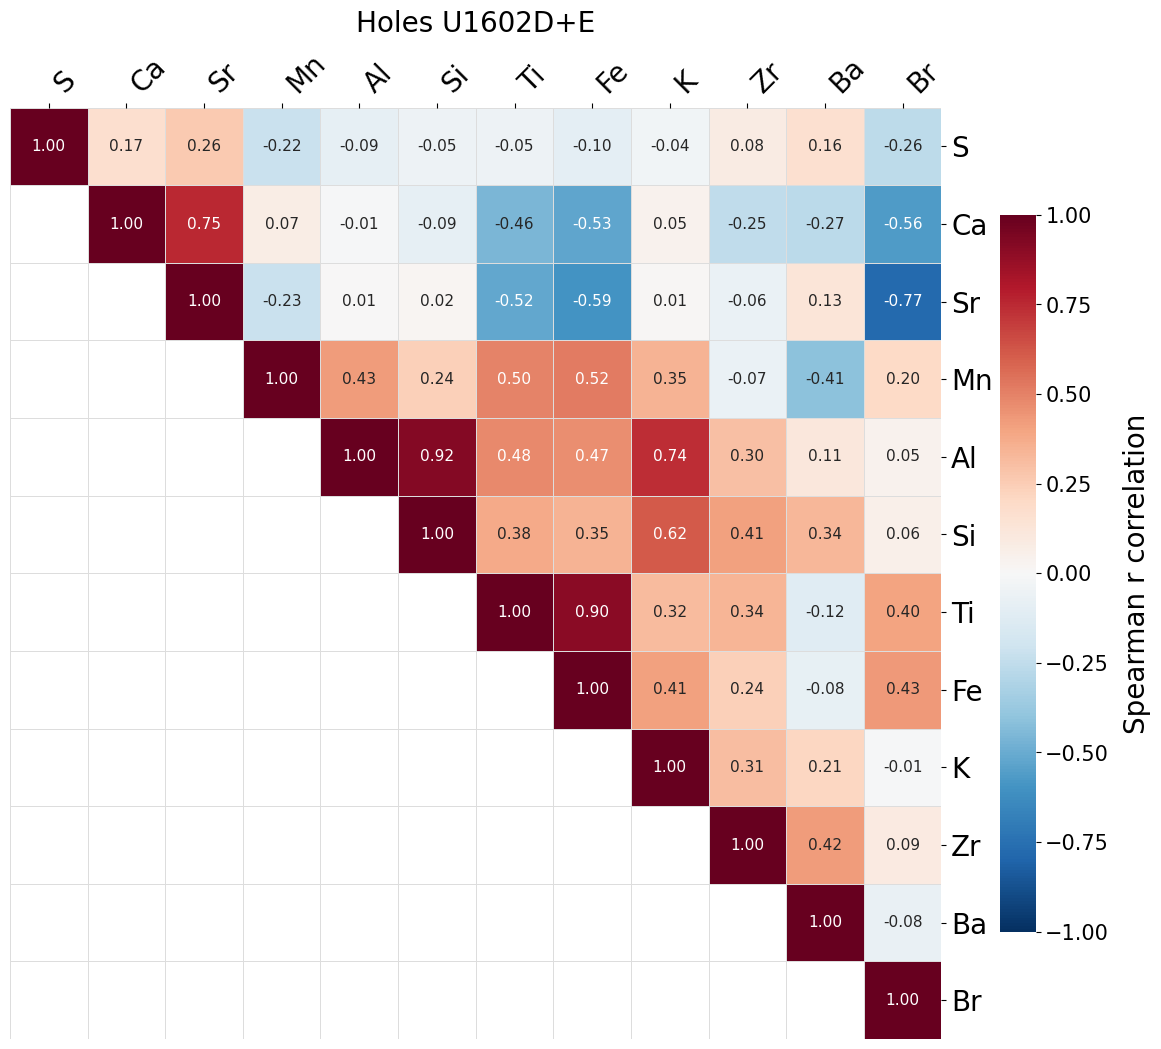
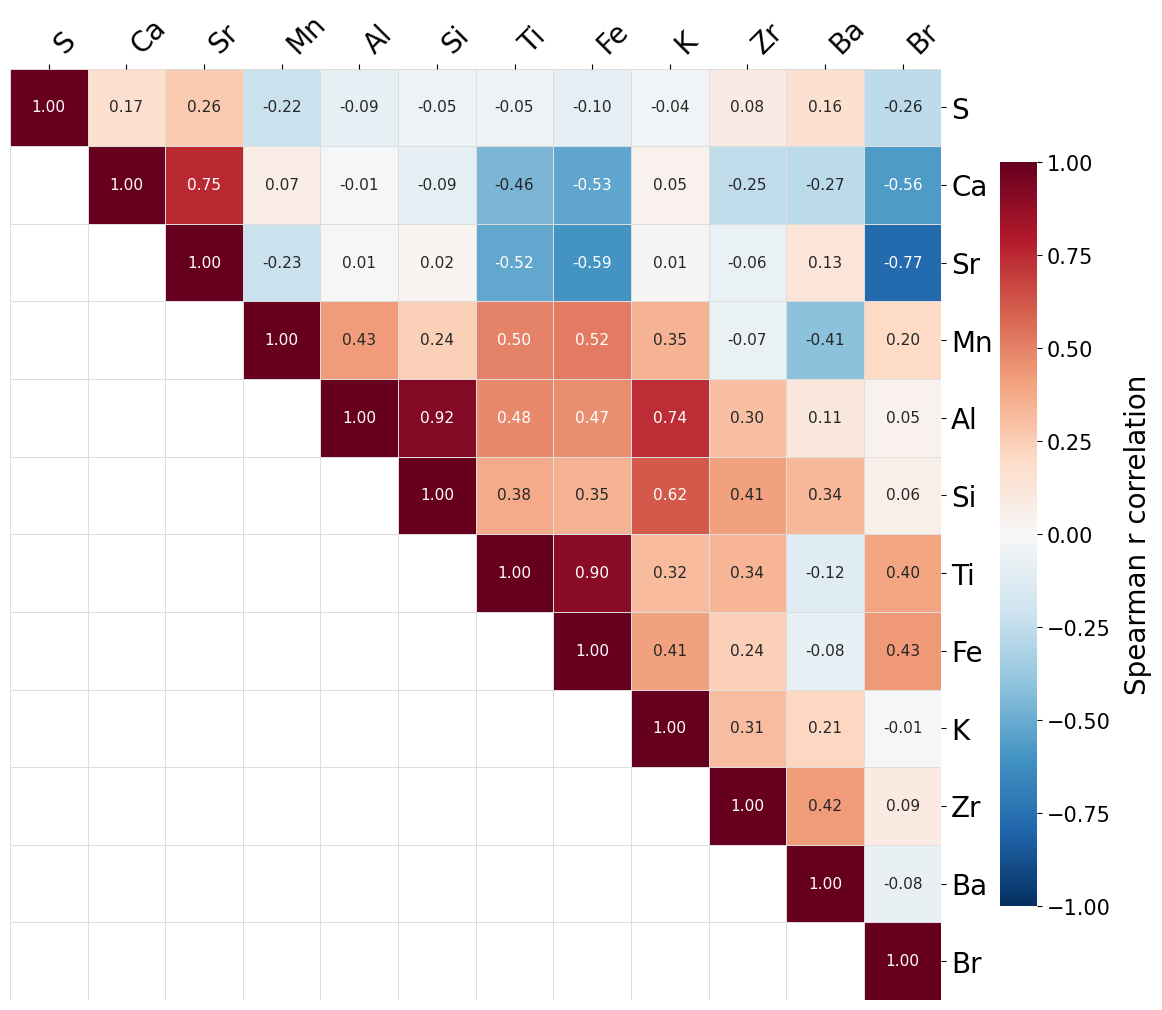
Code edit (unified diff) that turned the first committed figure into the second:
--- before
+++ after
@@ -23,5 +23,5 @@
             cbar_kws={'shrink': 0.7},
             ax=ax)
-ax.set_title('Holes U1602D+E', fontsize=20, pad=12)
+# ax.set_title('Holes U1602D+E', fontsize=20, pad=12)
 ax.set_xticklabels(ax.get_xticklabels(), rotation=45, ha='left', fontsize=20)
 ax.set_yticklabels(ax.get_yticklabels(), rotation=0, fontsize=20)
@@ -32,3 +32,7 @@
 cbar.set_label('Spearman r correlation', fontsize=20, labelpad=10)
 plt.tight_layout()
+
+# ── save figure ────────────────────────────────────────────────────────────────
+fig.savefig('figures/U1602/U1602_HoleD_and_E_spearman.png',
+            dpi=300, bbox_inches='tight')
 plt.show()

Commit: save high res figs